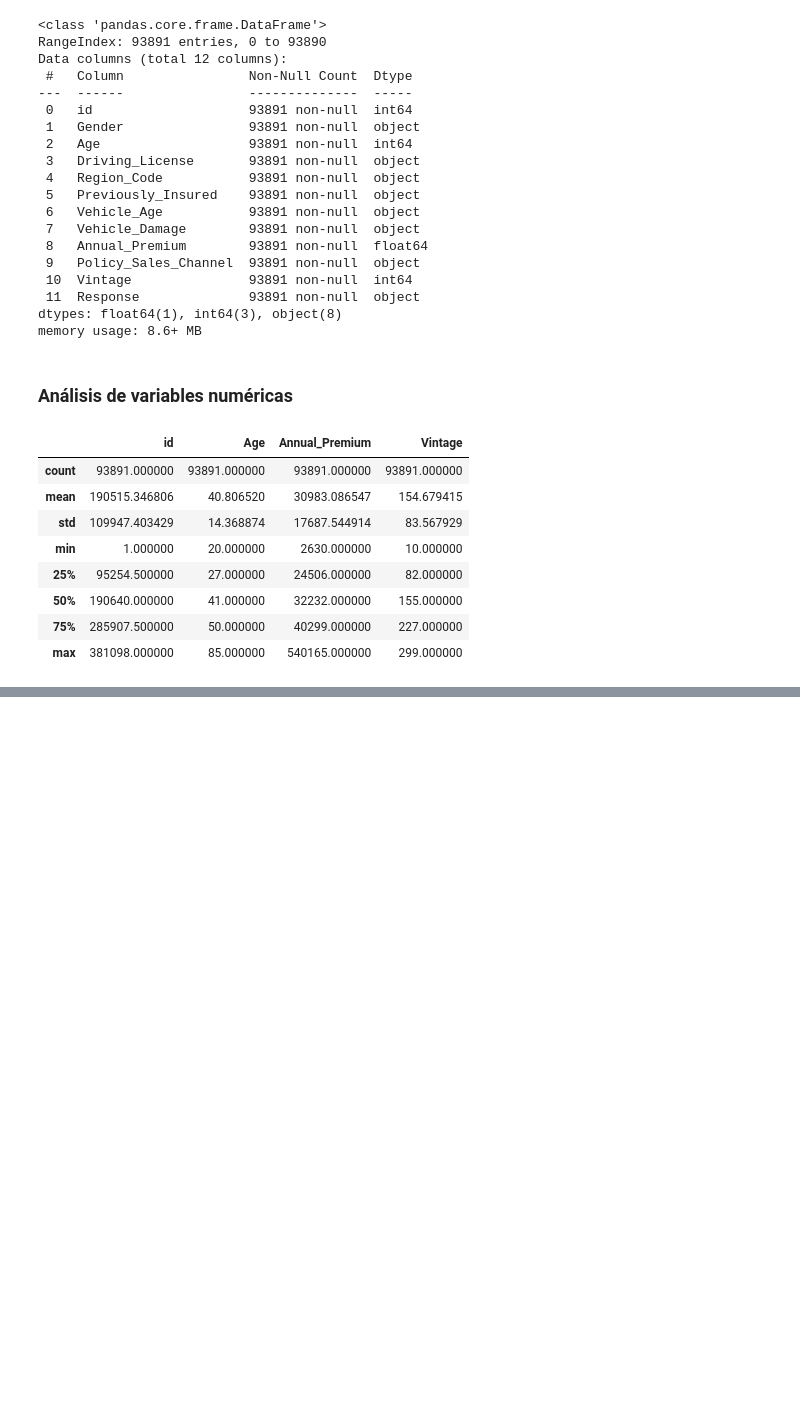
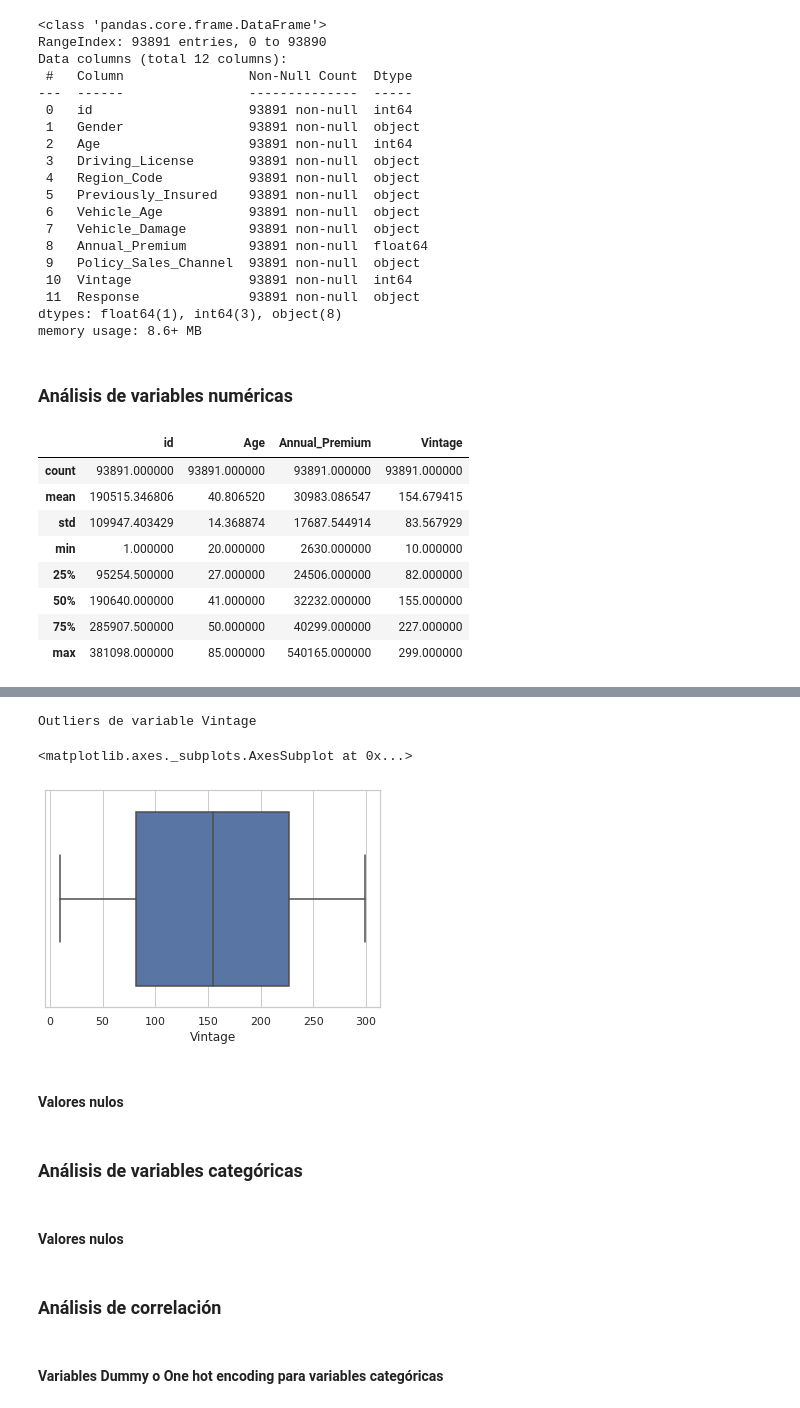
Before and after one commit to Ecaballero333/Obligatorio_ML, a Jupyter notebook: VallarinoIgnacio_CaballeroEduardo_Obligatorio_ML.ipynb, the cells around one changed output, grey strips where cells are left out. Cells and saved outputs as stored; diff of their text form; code cells hidden in the pictures; blank space fills up the shorter version.

Commit message:
Análisis exploratorio al 50%

```diff
--- a/VallarinoIgnacio_CaballeroEduardo_Obligatorio_ML.ipynb
+++ b/VallarinoIgnacio_CaballeroEduardo_Obligatorio_ML.ipynb
@@ -123,0 +147,17 @@ sadasdda
+# %%
+print('Outliers de variable Vintage')
+sns.boxplot(x = 'Vintage', data = df)
+# %% [output]
+Outliers de variable Vintage
+<matplotlib.axes._subplots.AxesSubplot at 0x...>
+[figure, added]
+# %% [markdown]
+#### Valores nulos
+# %% [markdown]
+### Análisis de variables categóricas
+# %% [markdown]
+#### Valores nulos
+# %% [markdown]
+### Análisis de correlación
+# %% [markdown]
+#### Variables Dummy o One hot encoding para variables categóricas
```
Also changed, not shown: parts of 8 cells of this notebook.
